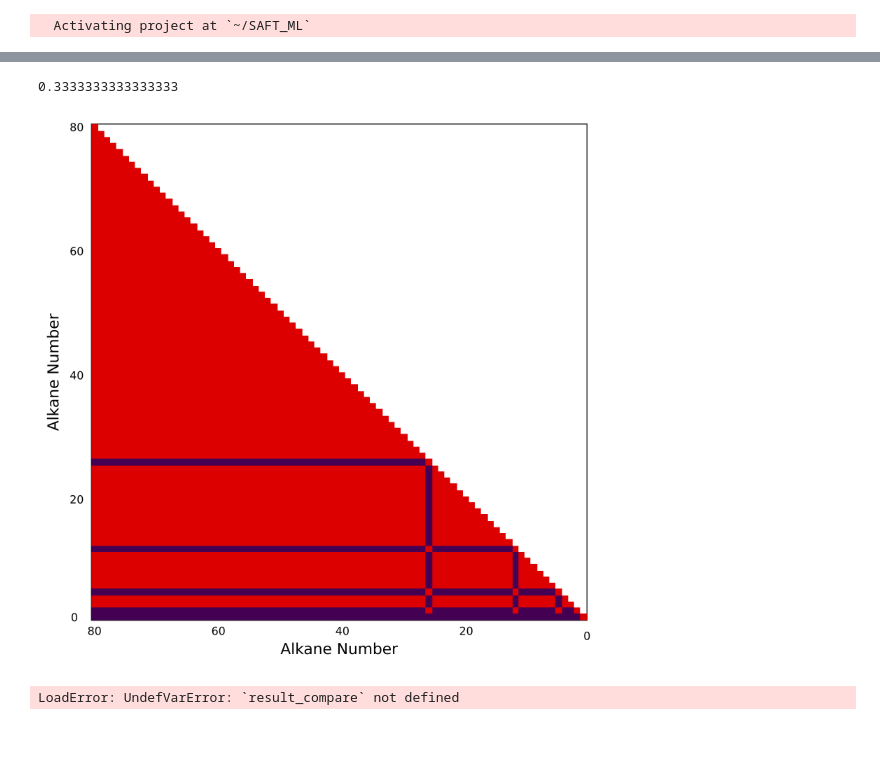
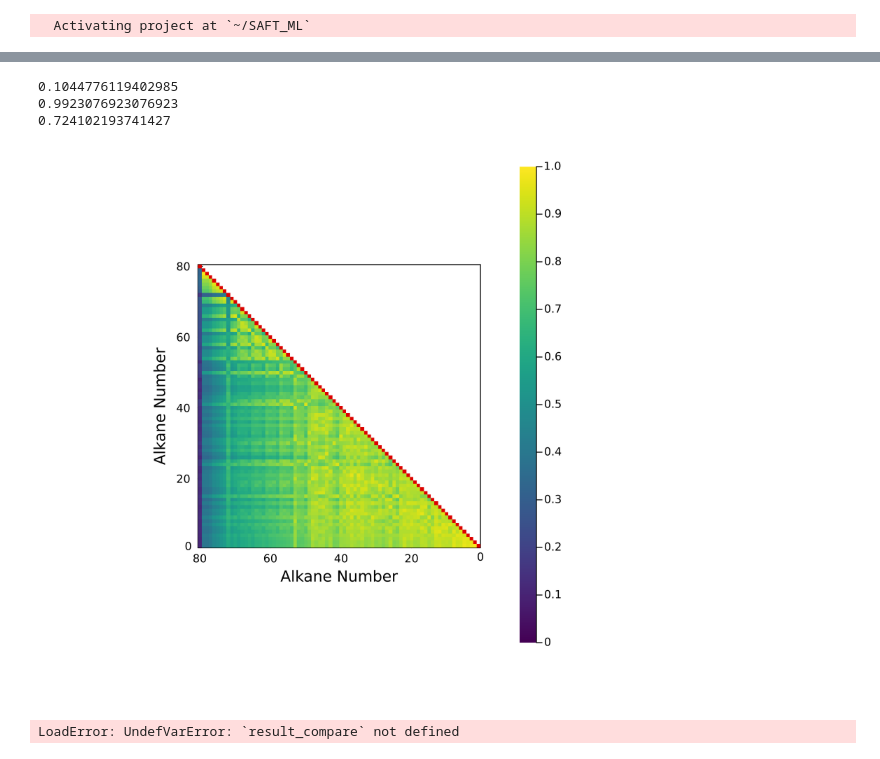
Before and after one commit to lucpaoli/SAFT_ML, a Jupyter notebook: special_thingy_params/fingerprint_augmentation.ipynb, the cells around one changed output, grey strips where cells are left out. Drawn from its saved outputs; the diff is of its cells as text; code cells hidden in the pictures.

```diff
--- a/special_thingy_params/fingerprint_augmentation.ipynb
+++ b/special_thingy_params/fingerprint_augmentation.ipynb
@@ -64,7 +70,7 @@ for i in isomeric_smiles
     mol = get_mol(i)
 
     # fp_str1 = get_topological_torsion_fp(mol, Dict{String,Any}("radius"=> 6, "nbits" => 2048))
-    fp_str1 = get_morgan_fp(mol, Dict{String,Any}("radius"=> 1, "nBits" => 2))
+    fp_str1 = get_atom_pair_fp(mol, Dict{String,Any}("radius"=> 4, "nBits" => 512))
     # fp_str1 = get_pattern_fp(mol, Dict{String,Any}("radius"=> 6, "nbits" => 2048))
     # fp_str2 = get_atom_pair_fp(mol, Dict{String,Any}("radius"=> 6, "nbits" => 2048))
     # fp_str = get_rdkit_fp(mol, Dict{String,Any}("radius"=> 6, "nbits" => 2048))
@@ -83,4 +89,4 @@ for i in isomeric_smiles
 
 end
 
-# println(length(fingerprints[1]))
+println(length(fingerprints[1]))
@@ -241,43 +233,49 @@ end;
 # %%
 # Extract the Jaccard coefficients from the result
 jaccard_vector = result_compare[4]
-clims = (0.5, 1)
+clims = (0, 1)
 axis_title = "Alkane Number"
 # bound_upper = 1808.5
 bound_upper = 80.5
 size_ims = (600,600)
 
 # Assuming the length of jaccard_vector is a perfect square
 n = isqrt(length(jaccard_vector))
 
 jaccard_matrix = reshape(jaccard_vector, (n, n))
 min_value = minimum(jaccard_matrix[.!isnan.(jaccard_matrix) .& (jaccard_matrix .!= 0)])
+max_value = maximum(jaccard_matrix[.!isnan.(jaccard_matrix) .& (jaccard_matrix .!= 0) .& (jaccard_matrix .!= 1)])
+
 println(min_value)
+println(max_value)
+println(mean(jaccard_matrix[.!isnan.(jaccard_matrix) .& (jaccard_matrix .!= 0)]))
 
 jaccard_matrix = zero_out_lower_triangle(jaccard_matrix)
 
 updated_jaccard_matrix = copy(jaccard_matrix)
 updated_jaccard_matrix[jaccard_matrix .!= 1] .= 0
 
 # custom_map = [RGBA(1, 0, 0, 1), RGBA(0, 1, 0, 1), RGBA(0, 0, 1, 1), RGBA(0, 0, 0, 0)]
 custom_map = cgrad([RGBA(220/255,0,0,0), RGBA(220/255,0,0,1)])
 
 heatmap(jaccard_matrix,dpi=400,size = size_ims,c=:viridis, color=:viridis, xlims=(0, bound_upper),framestyle=:box,clims=clims,colorbar=true,xflip=true,grid=false,fontsize=12)
-heatmap!(updated_jaccard_matrix, dpi=400, size = size_ims, c=custom_map, xlabel=axis_title, ylabel=axis_title,xlims=(0.5, bound_upper),framestyle=:box, clims=clims,colorbar=false,xflip=true,grid=false,fontsize=12)  # Set clims based on the first plot
+heatmap!(updated_jaccard_matrix, dpi=400, size = size_ims, c=custom_map, xlabel=axis_title, ylabel=axis_title,xlims=(0.5, bound_upper),framestyle=:box, clims=clims,colorbar=false,xflip=true,grid=false,fontsize=12,margin = 3Plots.cm)  # Set clims based on the first plot
 
-# p_all = scatter!([NaN], [NaN], zcolor=[NaN], clims=clims, label="", c=:viridis, background_color_subplot=:transparent, markerstrokecolor=:transparent, framestyle=:none, inset=bbox(0.075, -0.04, 0.55, 0.85, :center, :right), subplot=2)
+p_all = scatter!([NaN], [NaN], zcolor=[NaN], clims=clims, label="", c=:viridis, background_color_subplot=:transparent, markerstrokecolor=:transparent, framestyle=:none, inset=bbox(0.06, -0.04, 0.55, 0.85, :center, :right), subplot=2)
 
 annotate!([(0.5, -2, text("0", 8, :DejaVuSans))])
 annotate!([(83.25, 1, text("0", 8, :DejaVuSans))])
 # annotate!([(-20, 40, text("Jaccard Coefficient", 12, :DejaVuSans, rotation=90))])
 # annotate!([(-450, 900, text("Jaccard Coefficient", 12, :DejaVuSans, rotation=90))])
 
 # plot!()  # Use plot!() to display the plot
 
 # savefig("fingerprint_images/jaccard_comparison_alkane_pairs.svg");
 # %% [output]
-0.3333333333333333
+0.1044776119402985
+0.9923076923076923
+0.724102193741427
-[figure, old version]
+[figure, new version]
 # %%
 n_pairs = collect(values(result_compare[1]))
 total_count = sum(values(result_compare[1]))
```
Also changed, not shown: parts of 17 cells of this notebook, 9 other files.
